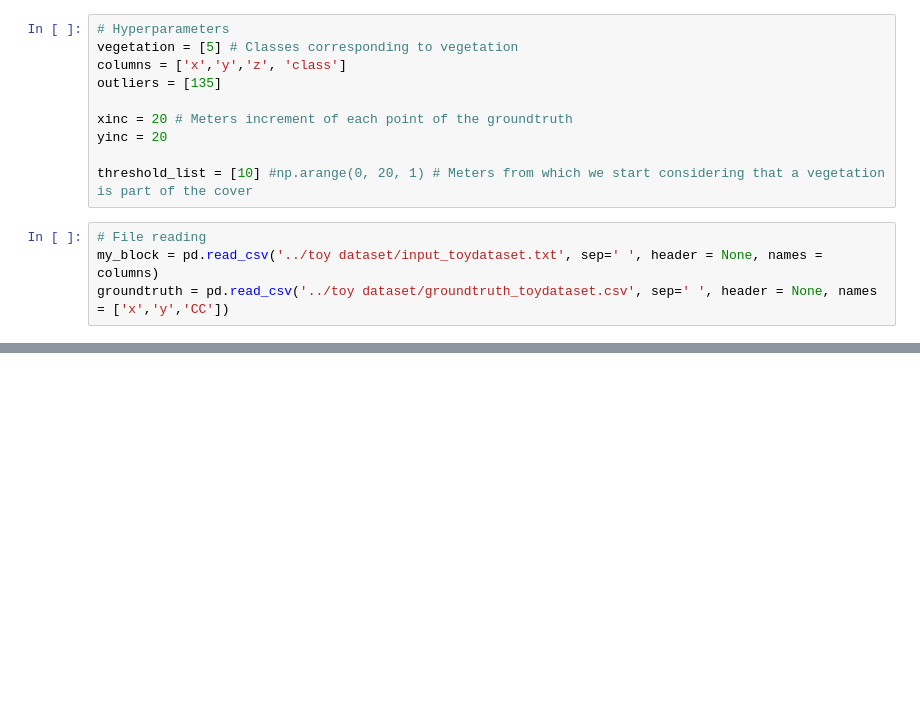
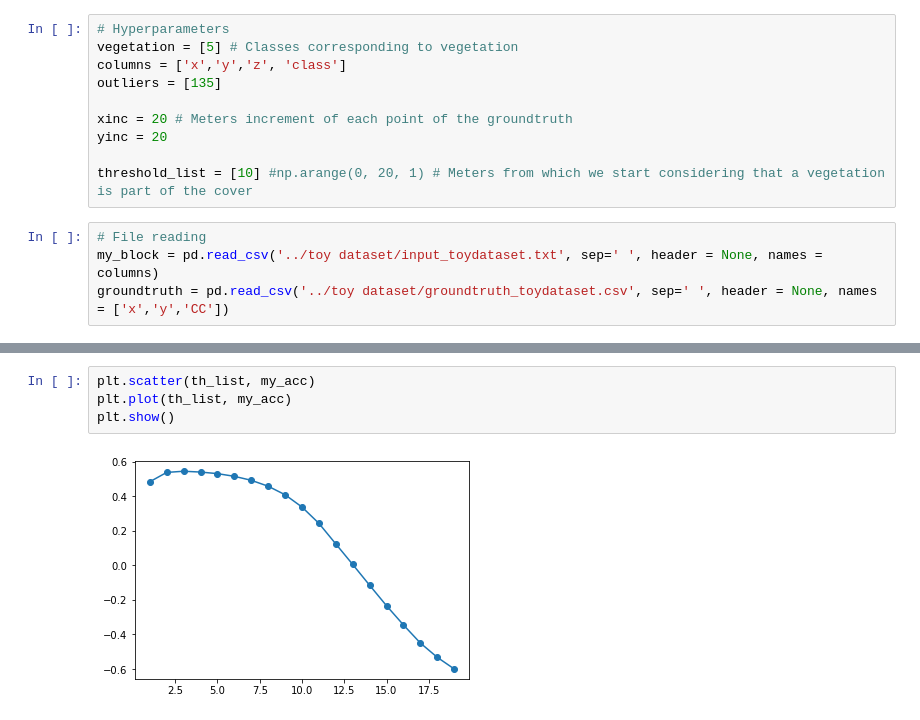
Before and after one commit to pau-ventrod/GFire-CC-prediction, a Jupyter notebook: Manual No Model.ipynb, the cells around one changed output, grey strips where cells are left out. Saved outputs shown, nothing was run; the diff lists cells and outputs as text; blank space fills up the shorter version.

```diff
--- a/Manual No Model.ipynb
+++ b/Manual No Model.ipynb
@@ -24,3 +139,9 @@ groundtruth = pd.read_csv('../toy dataset/groundtruth_toydataset.csv', sep=' ',
+# %%
+plt.scatter(th_list, my_acc)
+plt.plot(th_list, my_acc)
+plt.show()
+# %% [output]
+[figure, added]
 # %%
 # Choosing best threshold
 losses = []
```
Also changed, not shown: parts of 6 cells of this notebook, 1 other file.
